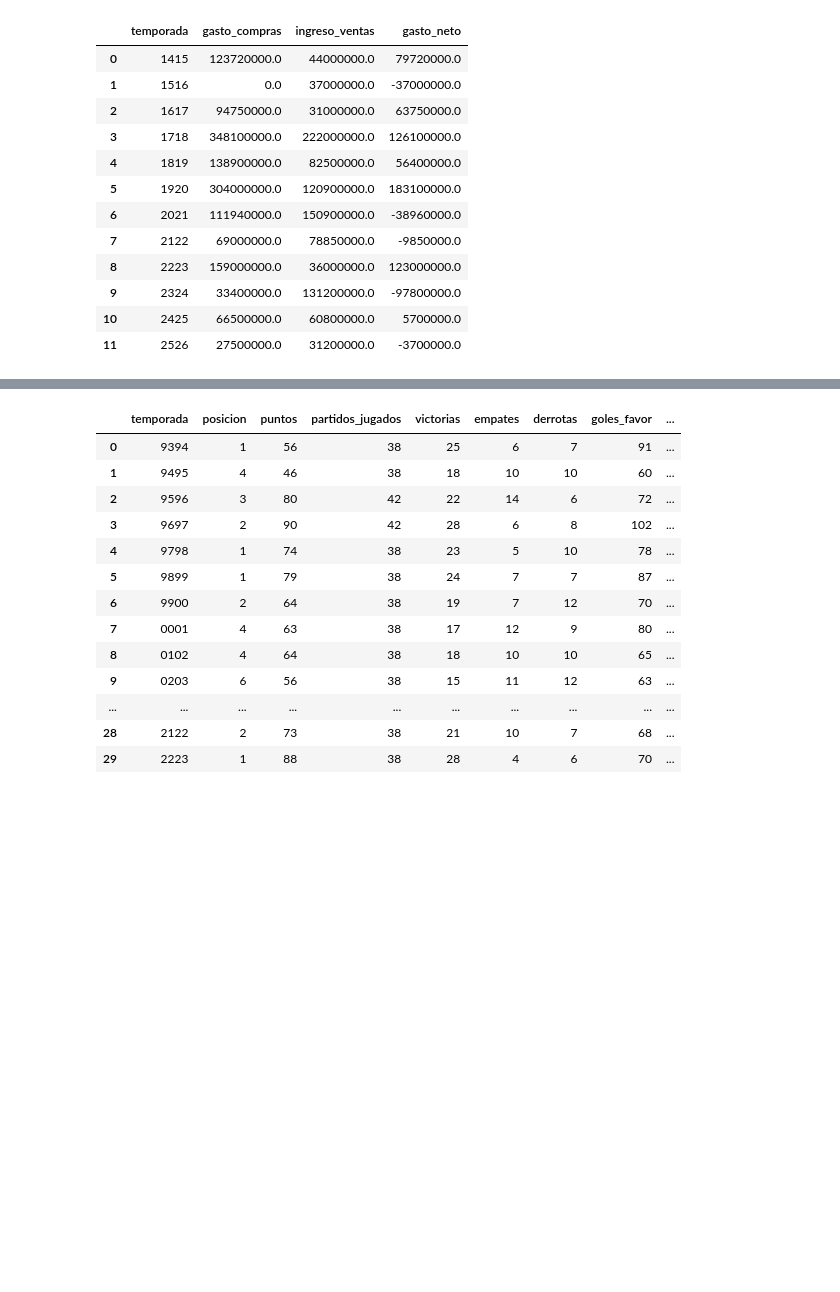
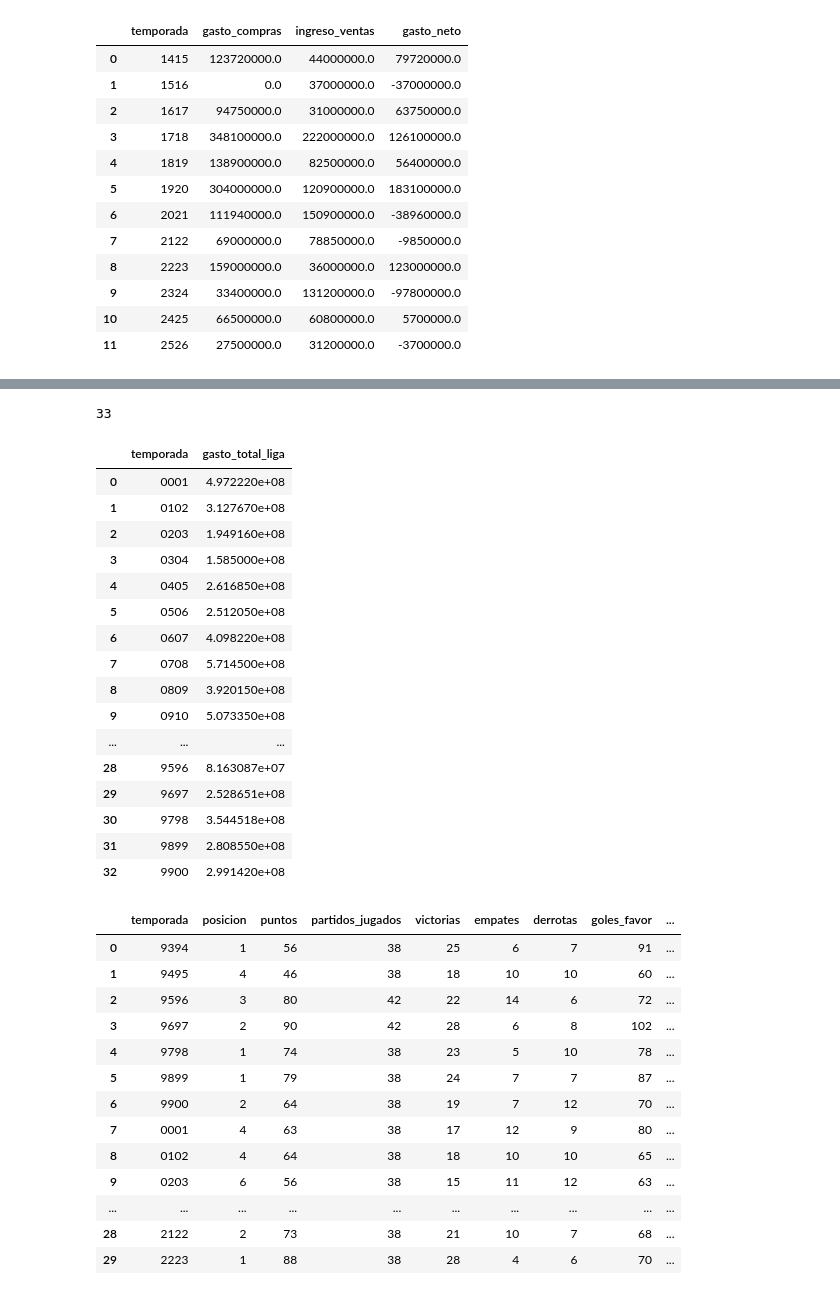
Before and after one commit to albertone448/always-barca, a Jupyter notebook: notebooks/01_exploracion_estructura.ipynb, the cells around one changed output, grey strips where cells are left out. Drawn from its saved outputs; the diff is of its cells as text; code cells hidden in the pictures; blank space fills up the shorter version.

```diff
--- a/notebooks/01_exploracion_estructura.ipynb
+++ b/notebooks/01_exploracion_estructura.ipynb
@@ -785,0 +821,15 @@ Se guarda como `gasto_neto_temporada.csv`.
+# %%
+clubs_laliga = clubs[clubs['domestic_competition_id'] == 'ES1']['club_id'].tolist()
+
+transfers_laliga_automatizado = transfers[transfers['to_club_id'].isin(clubs_laliga)].copy()
+transfers_laliga_automatizado['temporada'] = transfers_laliga_automatizado['transfer_season'].apply(convertir_temporada)
+
+temporadas_automatizadas_validas = gasto_neto['temporada'].tolist()
+transfers_laliga_automatizado = transfers_laliga_automatizado[
+    transfers_laliga_automatizado['temporada'].isin(temporadas_automatizadas_validas)
+]
+
+gasto_total_liga_automatizado = transfers_laliga_automatizado.groupby('temporada')['transfer_fee'].sum().reset_index()
+gasto_total_liga_automatizado.columns = ['temporada', 'gasto_total_liga']
+
+gasto_total_liga_automatizado
@@ -786,2 +850,30 @@ Se guarda como `gasto_neto_temporada.csv`.
+# %%
+gasto_total_liga_manual = pd.read_csv('../data/processed/gasto_total_liga_manual.csv', dtype={'temporada': str})
+
+gasto_total_liga_completo = pd.concat([gasto_total_liga_manual, gasto_total_liga_automatizado], ignore_index=True)
+gasto_total_liga_completo = gasto_total_liga_completo.sort_values('temporada').reset_index(drop=True)
+gasto_total_liga_completo.to_csv('../data/processed/gasto_total_liga_completo.csv', index=False)
+
+print(len(gasto_total_liga_completo))
+gasto_total_liga_completo
+# %% [output]
+33
+|  | temporada | gasto_total_liga |
+| 0 | 0001 | 4.972220e+08 |
+| 1 | 0102 | 3.127670e+08 |
+| 2 | 0203 | 1.949160e+08 |
+| 3 | 0304 | 1.585000e+08 |
+| 4 | 0405 | 2.616850e+08 |
+| 5 | 0506 | 2.512050e+08 |
+| 6 | 0607 | 4.098220e+08 |
+| 7 | 0708 | 5.714500e+08 |
+| 8 | 0809 | 3.920150e+08 |
+| 9 | 0910 | 5.073350e+08 |
+| ... | ... | ... |
+| 28 | 9596 | 8.163087e+07 |
+| 29 | 9697 | 2.528651e+08 |
+| 30 | 9798 | 3.544518e+08 |
+| 31 | 9899 | 2.808550e+08 |
+| 32 | 9900 | 2.991420e+08 |
 # %%
 df_maestro = rendimiento_barca.merge(entrenadores_temporada, on='temporada', how='left')
```
Also changed, not shown: parts of 7 cells of this notebook, 6 other files.
